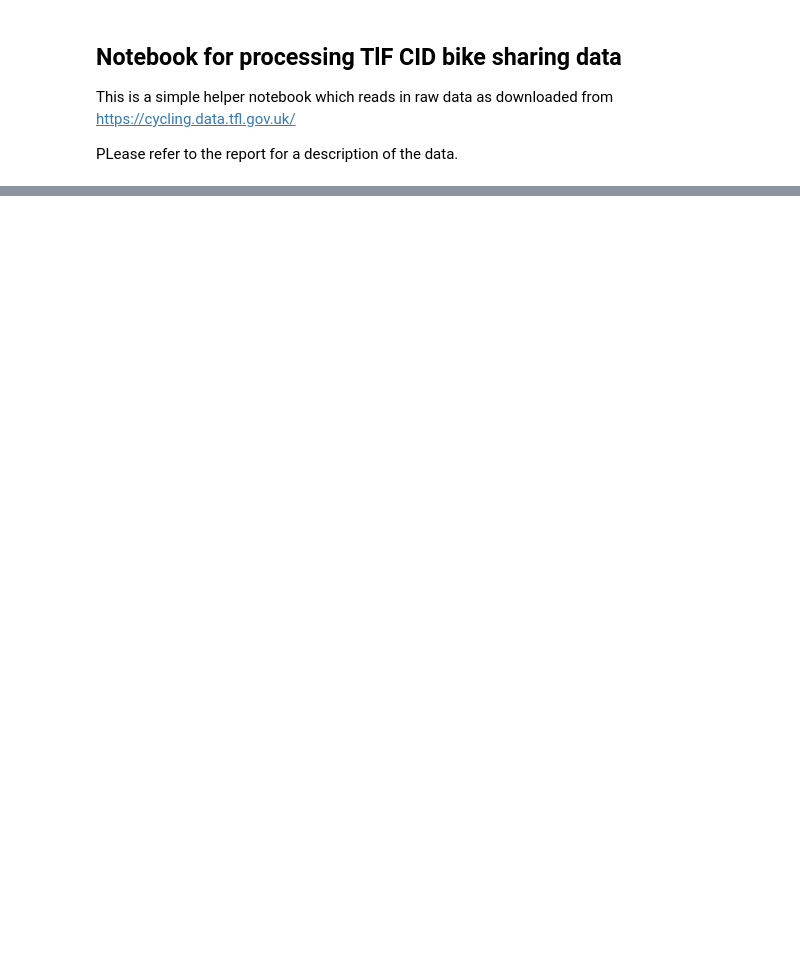
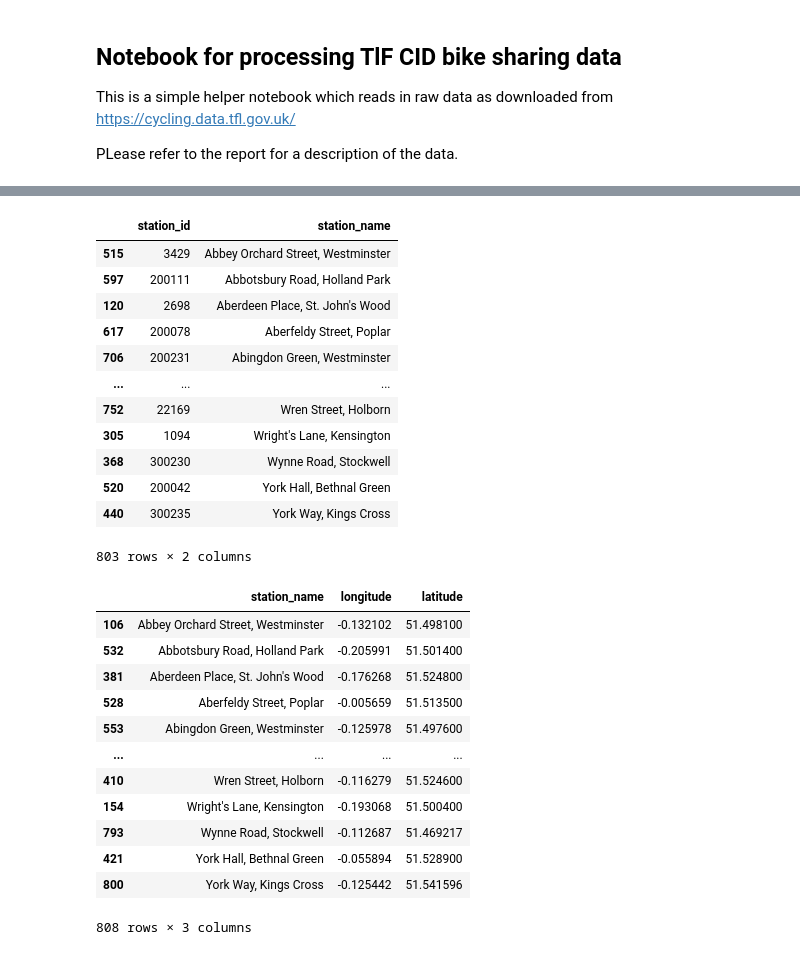
Before and after one commit to jcreutzig/thesis, a Jupyter notebook: process_TfL_CID.ipynb, the cells around one changed output, grey strips where cells are left out. Cells and saved outputs as stored; diff of their text form; code cells hidden in the pictures; blank space fills up the shorter version.

```diff
--- a/process_TfL_CID.ipynb
+++ b/process_TfL_CID.ipynb
@@ -27,8 +27,6 @@ full_bike_df2 = pd.read_csv(may_2025_data_part1)
 full_bike_df = pd.concat([full_bike_df1, full_bike_df2])
 
 n_full = len(full_bike_df)
-
-
 
 # Step 2: remove self loops
 bike_df = full_bike_df[
@@ -47,9 +45,11 @@ bike_df.columns = ["timestamp", "source", "target"]
 # Step 4:  Set day of month as t e [1,..,31]
 bike_df["tf"] = pd.to_datetime(bike_df["timestamp"]).dt.day -1
 
+# Make and store a list of unique nodes with properties
 
 # Step 5: Generate adjacency matrices per day.  This takes a minute or so.
 node_list = list(set(bike_df["source"].unique().tolist() + bike_df["target"].unique().tolist()))
+print(len(node_list))
 
 adjacency_matrices = []
 for tf in bike_df["tf"].unique():
@@ -98,3 +98,47 @@ print("Average node degree: ".rjust(40), round(avg_node_degree, 2))
 import pickle
 with open(store_adjacency_matrices_file, "wb") as f:
     pickle.dump(adjacency_matrices, f)
+
+
+# Step 8:  Make a list of latitude/longitude per node, sorted after occurrence in the adjacency matrix (which is sorted after the node list)
+
+unique_nodes = pd.concat([
+    full_bike_df[["Start station", "Start station number"]].rename(columns={"Start station": "station_name", "Start station number": "station_id"}),
+    full_bike_df[["End station", "End station number"]].rename(columns={"End station": "station_name", "End station number": "station_id"})
+]).drop_duplicates(subset=["station_id"])
+
+display(pd.DataFrame({"station_id": node_list}).merge(unique_nodes, on="station_id", how="left").sort_values(by="station_name"))
+
+# load lat lon data
+ll_data = pd.read_csv("data/santander_locs.csv").rename(columns={"name": "station_name"}).drop(columns=["id"])
+
+# replace " - " with ", "
+ll_data["station_name"] = ll_data["station_name"].str.replace(" - ", ", ")
+display(ll_data.sort_values("station_name"))
+
+merged_data = unique_nodes.merge(ll_data, on="station_name", how="left")
+
+# # join back in the position/index of the station in the node list
+# merged_data["station_idx"] = None
+
+# for idx, row in merged_data.iterrows():
+#     try:
+#         print(row["station_id"])
+#         idx = node_list.index(row["station_id"])
+#         merged_data.at[idx, "station_idx"] = idx
+#     except Exception as e:
+#         print(e)
+#         pass
+
+# display(merged_data[merged_data["station_idx"].isna()])
+
+# Let us build a dataframe line by line that will match with the node indices implied in the
+# adjacency matrices.
+node_list_extended = pd.DataFrame({"station_id": [int(i) for i in node_list]})
+node_list_extended.reset_index(drop=False, inplace=True)
+# find duplicate station_id in merged_data
+merged_data = merged_data.drop_duplicates(subset=["station_id"])
+node_list_extended = node_list_extended.merge(merged_data, on="station_id", how="left")
+
+node_list_extended.to_csv("data/node_list_extended.csv", index=False)
+# %% [output]
@@ -100,0 +154,26 @@ with open(store_adjacency_matrices_file, "wb") as f:
+|  | station_id | station_name |
+| 515 | 3429 | Abbey Orchard Street, Westminster |
+| 597 | 200111 | Abbotsbury Road, Holland Park |
+| 120 | 2698 | Aberdeen Place, St. John's Wood |
+| 617 | 200078 | Aberfeldy Street, Poplar |
+| 706 | 200231 | Abingdon Green, Westminster |
+| ... | ... | ... |
+| 752 | 22169 | Wren Street, Holborn |
+| 305 | 1094 | Wright's Lane, Kensington |
+| 368 | 300230 | Wynne Road, Stockwell |
+| 520 | 200042 | York Hall, Bethnal Green |
+| 440 | 300235 | York Way, Kings Cross |
+803 rows × 2 columns
+|  | station_name | longitude | latitude |
+| 106 | Abbey Orchard Street, Westminster | -0.132102 | 51.498100 |
+| 532 | Abbotsbury Road, Holland Park | -0.205991 | 51.501400 |
+| 381 | Aberdeen Place, St. John's Wood | -0.176268 | 51.524800 |
+| 528 | Aberfeldy Street, Poplar | -0.005659 | 51.513500 |
+| 553 | Abingdon Green, Westminster | -0.125978 | 51.497600 |
+| ... | ... | ... | ... |
+| 410 | Wren Street, Holborn | -0.116279 | 51.524600 |
+| 154 | Wright's Lane, Kensington | -0.193068 | 51.500400 |
+| 793 | Wynne Road, Stockwell | -0.112687 | 51.469217 |
+| 421 | York Hall, Bethnal Green | -0.055894 | 51.528900 |
+| 800 | York Way, Kings Cross | -0.125442 | 51.541596 |
+808 rows × 3 columns
```
Also changed, not shown: parts of 2 cells of this notebook, 6 other files.
